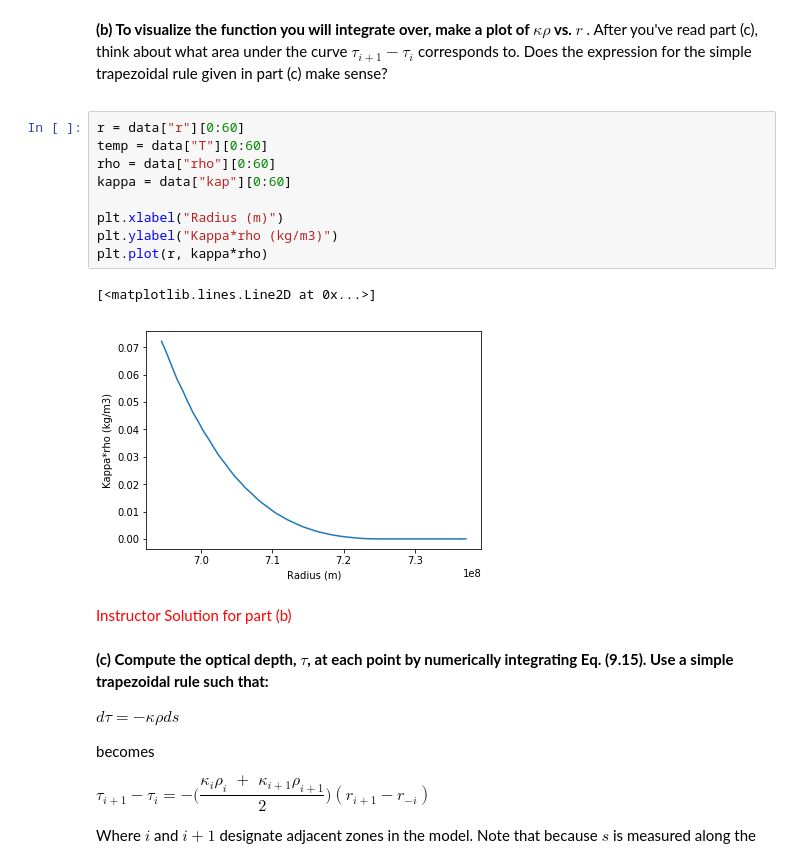
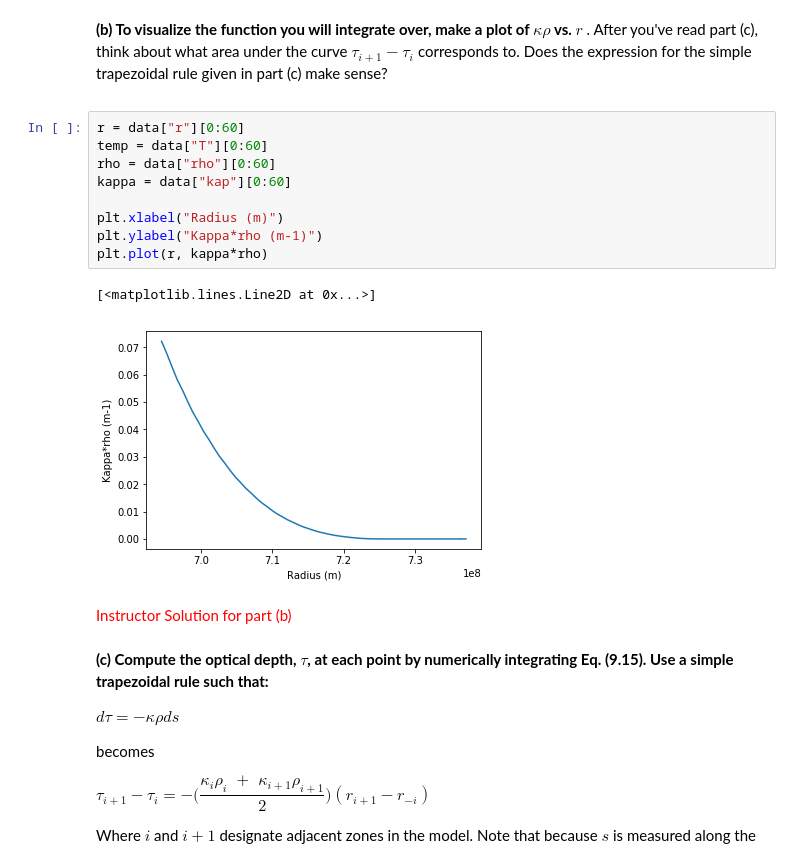
Before and after one commit to jmradigan/astrophysics_notebooks, a Jupyter notebook: notebooks/optical_depth_eddington/OpticalDepthEddington-CompletedVersion.ipynb, the cells around one changed output. Drawn from its saved outputs; the diff is of its cells as text.

```diff
--- a/notebooks/optical_depth_eddington/OpticalDepthEddington-CompletedVersion.ipynb
+++ b/notebooks/optical_depth_eddington/OpticalDepthEddington-CompletedVersion.ipynb
@@ -46,15 +64,15 @@ Note that the table contains values for the Temperature (T), denisty (rho) and o
 # %%
 r = data["r"][0:60]
 temp = data["T"][0:60]
 rho = data["rho"][0:60]
 kappa = data["kap"][0:60]
 
 plt.xlabel("Radius (m)")
-plt.ylabel("Kappa*rho (kg/m3)")
+plt.ylabel("Kappa*rho (m-1)")
 plt.plot(r, kappa*rho)
 # %% [output]
 [<matplotlib.lines.Line2D at 0x...>]
-[figure, old version]
+[figure, new version]
 # %% [markdown]
 <font color=red>Instructor Solution for part (b)</font>
 
@@ -65,7 +83,7 @@ rho = data["rho"][0:60]
 kappa = data["kap"][0:60]
 
 plt.xlabel("Radius (m)")
-plt.ylabel("Kappa*rho (kg/m3)")
+plt.ylabel("Kappa*rho (m-1)")
 plt.plot(r, kappa*rho)
 -->
 # %% [markdown]
```
Also changed, not shown: parts of 1 cell of this notebook, 1 other file.
